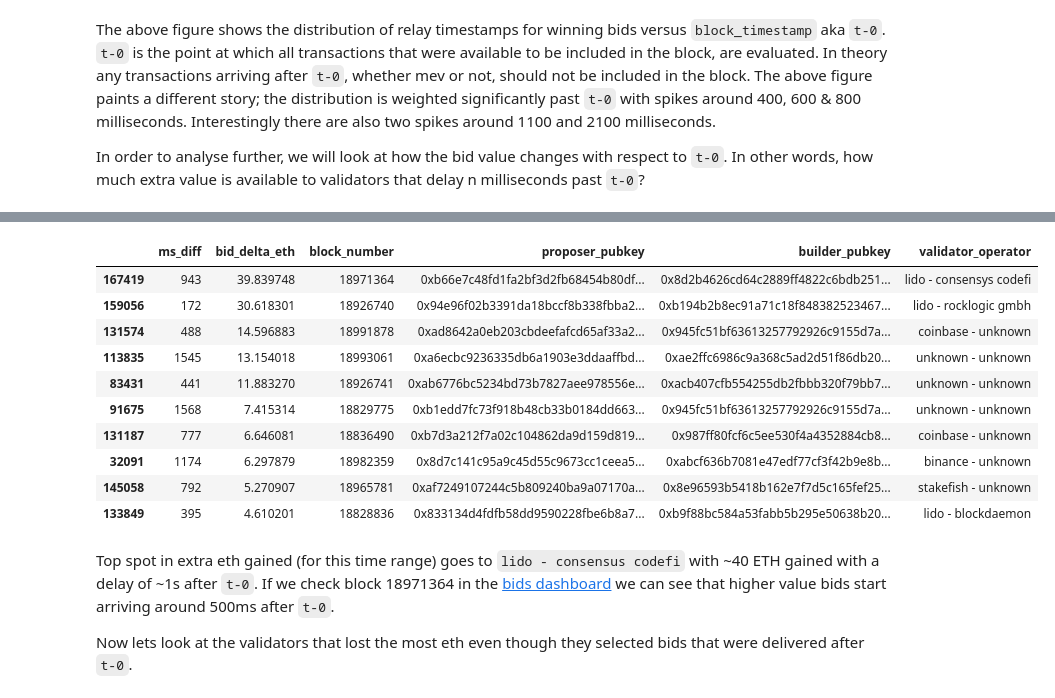
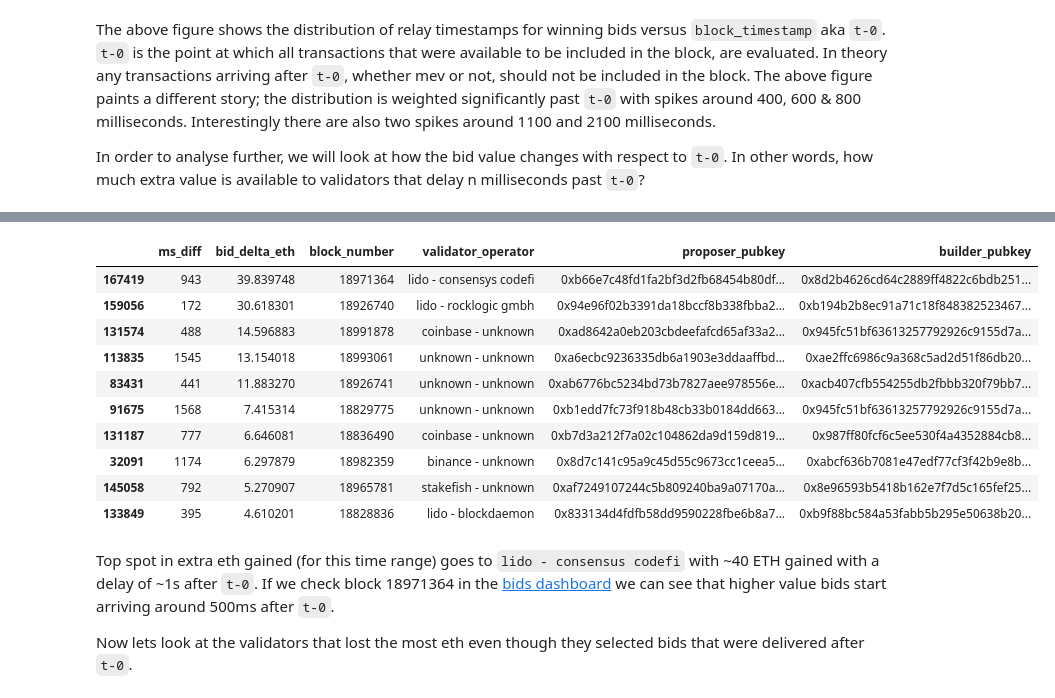
Before and after one commit to eden-network/data-analysis-public, a Jupyter notebook: mev_boost/validator_timing_games/report.ipynb, the cells around one changed output, grey strips where cells are left out. Drawn from its saved outputs; the diff is of its cells as text; code cells hidden in the pictures.

Commit message:
moving validator - operator column in data tables so it's more visible in the browser preview

```diff
--- a/mev_boost/validator_timing_games/report.ipynb
+++ b/mev_boost/validator_timing_games/report.ipynb
@@ -119,26 +119,26 @@ Let's take a look at the validators that gained the most eth by not respecting `
 # %%
 # Filter the DataFrame for ms_diff > 0 and bid_delta_eth > 0
 filtered_df = df[(df['ms_diff'] > 0) & (df['bid_delta_eth'] > 0)]
 
 # Sort the filtered DataFrame by bid_delta_eth in descending order
 sorted_df = filtered_df.sort_values(by='bid_delta_eth', ascending=False)
 
-result = sorted_df[['ms_diff', 'bid_delta_eth', 'block_number', 'proposer_pubkey', 'builder_pubkey', 'validator_operator']]
+result = sorted_df[['ms_diff', 'bid_delta_eth', 'block_number', 'validator_operator', 'proposer_pubkey', 'builder_pubkey']]
 
 with pd.option_context('display.max_colwidth', None):
     display(result.head(10))
 # %% [output]
-|  | ms_diff | bid_delta_eth | block_number | proposer_pubkey | builder_pubkey | validator_operator |
-| 167419 | 943 | 39.839748 | 18971364 | 0xb66e7c48fd1fa2bf3d2fb68454b80df... | 0x8d2b4626cd64c2889ff4822c6bdb251... | lido - consensys codefi |
-| 159056 | 172 | 30.618301 | 18926740 | 0x94e96f02b3391da18bccf8b338fbba2... | 0xb194b2b8ec91a71c18f848382523467... | lido - rocklogic gmbh |
-| 131574 | 488 | 14.596883 | 18991878 | 0xad8642a0eb203cbdeefafcd65af33a2... | 0x945fc51bf63613257792926c9155d7a... | coinbase - unknown |
-| 113835 | 1545 | 13.154018 | 18993061 | 0xa6ecbc9236335db6a1903e3ddaaffbd... | 0xae2ffc6986c9a368c5ad2d51f86db20... | unknown - unknown |
-| 83431 | 441 | 11.883270 | 18926741 | 0xab6776bc5234bd73b7827aee978556e... | 0xacb407cfb554255db2fbbb320f79bb7... | unknown - unknown |
-| 91675 | 1568 | 7.415314 | 18829775 | 0xb1edd7fc73f918b48cb33b0184dd663... | 0x945fc51bf63613257792926c9155d7a... | unknown - unknown |
-| 131187 | 777 | 6.646081 | 18836490 | 0xb7d3a212f7a02c104862da9d159d819... | 0x987ff80fcf6c5ee530f4a4352884cb8... | coinbase - unknown |
-| 32091 | 1174 | 6.297879 | 18982359 | 0x8d7c141c95a9c45d55c9673cc1ceea5... | 0xabcf636b7081e47edf77cf3f42b9e8b... | binance - unknown |
-| 145058 | 792 | 5.270907 | 18965781 | 0xaf7249107244c5b809240ba9a07170a... | 0x8e96593b5418b162e7f7d5c165fef25... | stakefish - unknown |
-| 133849 | 395 | 4.610201 | 18828836 | 0x833134d4fdfb58dd9590228fbe6b8a7... | 0xb9f88bc584a53fabb5b295e50638b20... | lido - blockdaemon |
+|  | ms_diff | bid_delta_eth | block_number | validator_operator | proposer_pubkey | builder_pubkey |
+| 167419 | 943 | 39.839748 | 18971364 | lido - consensys codefi | 0xb66e7c48fd1fa2bf3d2fb68454b80df... | 0x8d2b4626cd64c2889ff4822c6bdb251... |
+| 159056 | 172 | 30.618301 | 18926740 | lido - rocklogic gmbh | 0x94e96f02b3391da18bccf8b338fbba2... | 0xb194b2b8ec91a71c18f848382523467... |
+| 131574 | 488 | 14.596883 | 18991878 | coinbase - unknown | 0xad8642a0eb203cbdeefafcd65af33a2... | 0x945fc51bf63613257792926c9155d7a... |
+| 113835 | 1545 | 13.154018 | 18993061 | unknown - unknown | 0xa6ecbc9236335db6a1903e3ddaaffbd... | 0xae2ffc6986c9a368c5ad2d51f86db20... |
+| 83431 | 441 | 11.883270 | 18926741 | unknown - unknown | 0xab6776bc5234bd73b7827aee978556e... | 0xacb407cfb554255db2fbbb320f79bb7... |
+| 91675 | 1568 | 7.415314 | 18829775 | unknown - unknown | 0xb1edd7fc73f918b48cb33b0184dd663... | 0x945fc51bf63613257792926c9155d7a... |
+| 131187 | 777 | 6.646081 | 18836490 | coinbase - unknown | 0xb7d3a212f7a02c104862da9d159d819... | 0x987ff80fcf6c5ee530f4a4352884cb8... |
+| 32091 | 1174 | 6.297879 | 18982359 | binance - unknown | 0x8d7c141c95a9c45d55c9673cc1ceea5... | 0xabcf636b7081e47edf77cf3f42b9e8b... |
+| 145058 | 792 | 5.270907 | 18965781 | stakefish - unknown | 0xaf7249107244c5b809240ba9a07170a... | 0x8e96593b5418b162e7f7d5c165fef25... |
+| 133849 | 395 | 4.610201 | 18828836 | lido - blockdaemon | 0x833134d4fdfb58dd9590228fbe6b8a7... | 0xb9f88bc584a53fabb5b295e50638b20... |
 # %% [markdown]
 Top spot in extra eth gained (for this time range) goes to `lido - consensus codefi` with ~40 ETH gained with a delay of ~1s after `t-0`. If we check block 18971364 in the [bids dashboard](https://data.edennetwork.io/block/18971364/bids) we can see that higher value bids start arriving around 500ms after `t-0`.
 
```
Also changed, not shown: parts of 3 cells of this notebook.
